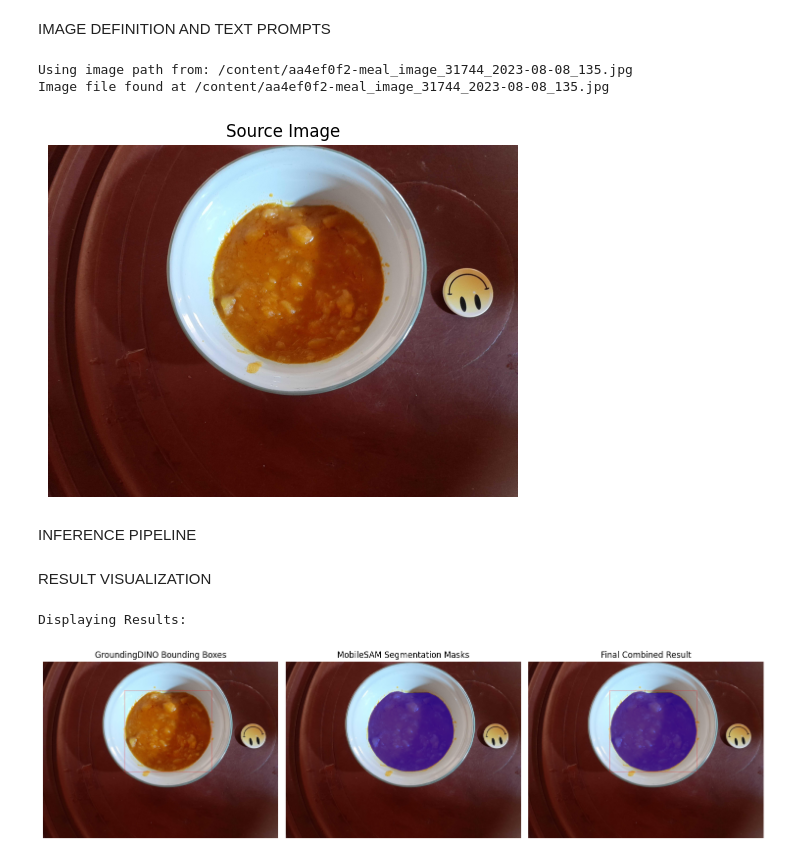
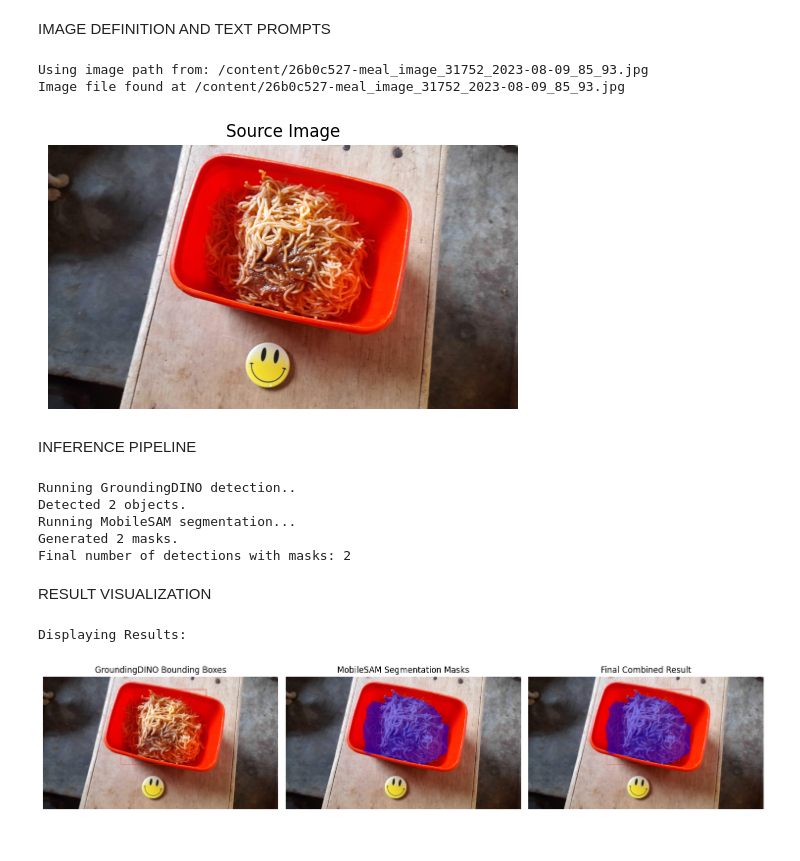
Before and after one commit to Bempong-Sylvester-Obese/Food-segmentation-with-pre-trained-model, a Jupyter notebook: Food_Segmentation.ipynb, the cells around one changed output. Cells and saved outputs as stored; diff of their text form; code cells hidden in the pictures.

Commit message:
segmentation task on spaghetti and stew

```diff
--- a/Food_Segmentation.ipynb
+++ b/Food_Segmentation.ipynb
@@ -107,7 +107,7 @@ import matplotlib.pyplot as plt
 import math
 
 # Image path
-IMAGE_NAME = "/content/aa4ef0f2-meal_image_31744_2023-08-08_135.jpg"
+IMAGE_NAME = "/content/26b0c527-meal_image_31752_2023-08-09_85_93.jpg"
 
 IMAGE_PATH = os.path.join(ABS_PROJECT_DIR, IMAGE_NAME)
 
@@ -117,38 +117,38 @@ print(f"Using image path from: {IMAGE_PATH}")
 # Check if the image file exists
 if not os.path.exists(IMAGE_PATH):
     print(f"Error: Image file not found at {IMAGE_PATH}")
 else:
     print(f"Image file found at {IMAGE_PATH}")
     # Text Prompt
-    CLASSES =["Stew"]
-    PROMPT = "tomato stew"
+    CLASSES =["Spaghetti and stew"]
+    PROMPT = "Spaghetti and tomato stew"
 
     # Visualisation helper function
     def show_image(images, titles=None, cols=2):
         rows = math.ceil(len(images) / cols)
         fig, axes = plt.subplots(rows, cols, figsize=(cols * 5, rows * 5))
         axes = axes.flatten() if rows > 1 or cols > 1 else [axes]
 
         for i, img in enumerate(images):
             axes[i].imshow(cv2.cvtColor(img, cv2.COLOR_BGR2RGB))
             if titles and i < len(titles):
                 axes[i].set_title(titles[i])
             axes[i].axis('off')
 
         # Hide any unused subplots
         for j in range(i + 1, len(axes)):
             axes[j].axis('off')
 
         plt.tight_layout()
         plt.show()
 
 
     source_image = cv2.imread(IMAGE_PATH)
     show_image([source_image], titles=["Source Image"], cols=1)
 # %% [output]
-Using image path from: /content/aa4ef0f2-meal_image_31744_2023-08-08_135.jpg
-Image file found at /content/aa4ef0f2-meal_image_31744_2023-08-08_135.jpg
+Using image path from: /content/26b0c527-meal_image_31752_2023-08-09_85_93.jpg
+Image file found at /content/26b0c527-meal_image_31752_2023-08-09_85_93.jpg
-[figure, old version]
+[figure, new version]
 # %% [markdown]
 INFERENCE PIPELINE
 # %%
@@ -232,6 +232,12 @@ else:
     detections = sv.Detections.empty()
 
 print(f"Final number of detections with masks: {len(detections)}")
+# %% [output]
+Running GroundingDINO detection..
+Detected 2 objects.
+Running MobileSAM segmentation...
+Generated 2 masks.
+Final number of detections with masks: 2
 # %% [markdown]
 RESULT VISUALIZATION
 # %%
@@ -286,4 +292,4 @@ titles_for_display = [
 show_image(images_to_display, titles=titles_for_display, cols=3) # Display in 3 columns
 # %% [output]
 Displaying Results:
-[figure, old version]
+[figure, new version]
```
